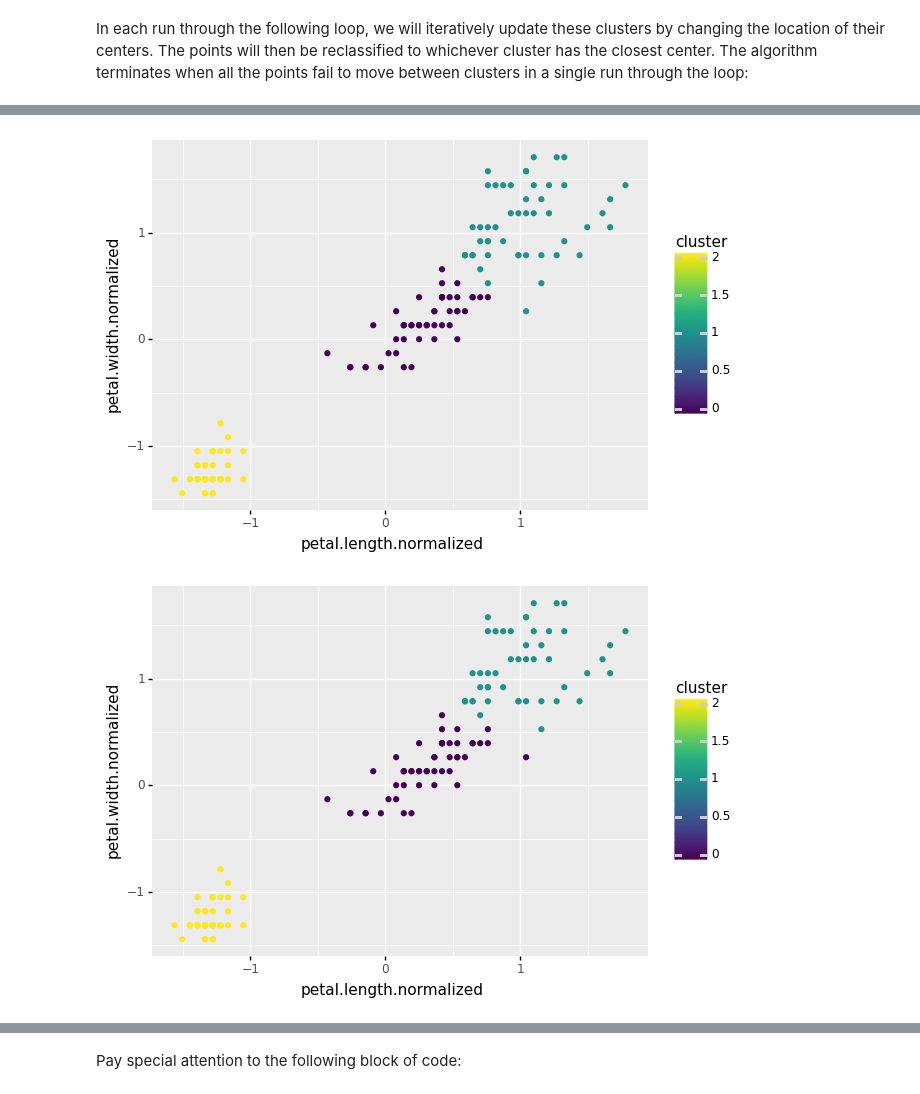
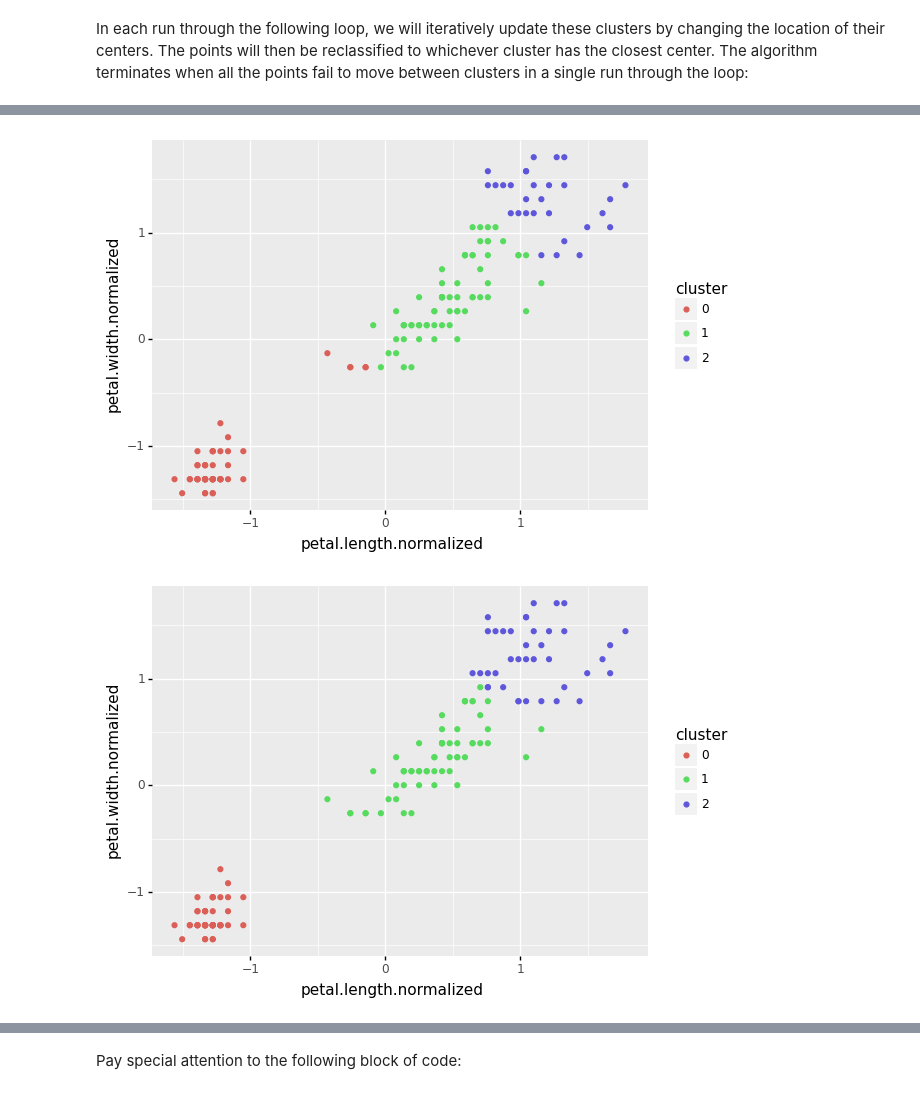
Before and after one commit to MaxwellWibert/CheatSheets, a Jupyter notebook: cheatsheet4.ipynb, the cells around one changed output, grey strips where cells are left out. Saved outputs shown, nothing was run; the diff lists cells and outputs as text; code cells hidden in the pictures.

```diff
--- a/cheatsheet4.ipynb
+++ b/cheatsheet4.ipynb
@@ -88,7 +90,7 @@ old_cluster_ids, cluster_ids = None, [] # arbitrary but different
 # %% [markdown]
 In each run through the following loop, we will iteratively update these clusters by changing the location of their centers. The points will then be reclassified to whichever cluster has the closest center. The algorithm terminates when all the points fail to move between clusters in a single run through the loop:
 # %%
-while cluster_ids != old_cluster_ids:
+while cluster_ids != old_cluster_ids: #### change to do while?
     old_cluster_ids = list(cluster_ids)
     cluster_ids = []
     for pt in pts:
@@ -101,8 +103,11 @@ while cluster_ids != old_cluster_ids:
                 min_dist = dist
         cluster_ids.append(min_cluster)
     df['cluster'] = cluster_ids
+    df['cluster'] = df['cluster'].astype('category')
     cluster_pts = [[pt for pt, cluster in zip(pts, cluster_ids) if cluster == match]
                     for match in range(k)]
     centers = [sum(pts)/len(pts) for pts in cluster_pts]
+    print(centers[0].shape)
+    print(centers[0].ndim)
     (p9.ggplot(df, p9.aes(x="petal.length.normalized", y="petal.width.normalized", color="cluster")) + p9.geom_point()).draw()
 # %% [output]
@@ -112,2 +137,2 @@ while cluster_ids != old_cluster_ids:
-[figure, old version]
+[figure, new version]
-[figure, old version]
+[figure, new version]
```
Also changed, not shown: parts of 29 cells of this notebook, 4 other files.
